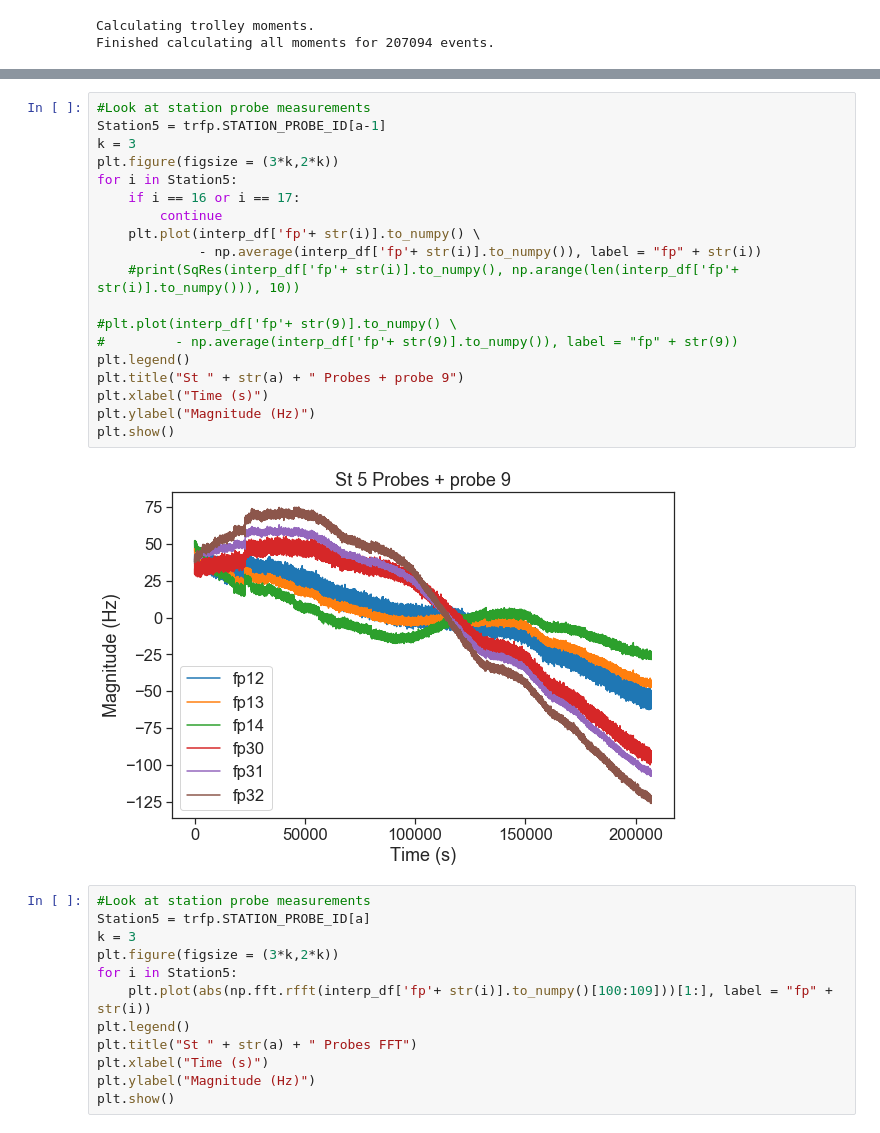
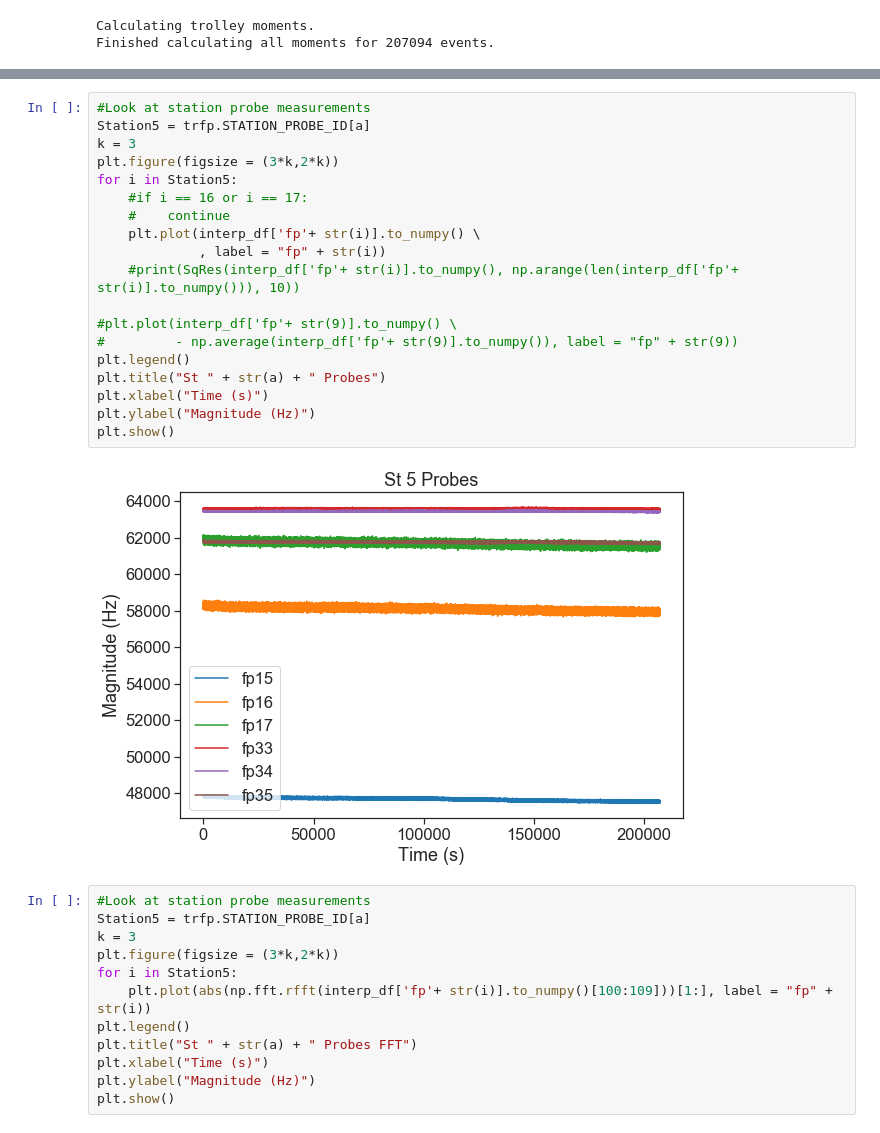
Before and after one commit to aetb/trfp, a Jupyter notebook: Jonathan_Analysis.ipynb, the cells around one changed output, grey strips where cells are left out. Saved outputs shown, nothing was run; the diff lists cells and outputs as text.

```diff
--- a/Jonathan_Analysis.ipynb
+++ b/Jonathan_Analysis.ipynb
@@ -392,24 +468,24 @@ Finished calculating all moments for 207094 events.
 # %%
 #Look at station probe measurements
-Station5 = trfp.STATION_PROBE_ID[a-1]
+Station5 = trfp.STATION_PROBE_ID[a]
 k = 3
 plt.figure(figsize = (3*k,2*k))
 for i in Station5:
-    if i == 16 or i == 17:
-        continue
+    #if i == 16 or i == 17:
+    #    continue
     plt.plot(interp_df['fp'+ str(i)].to_numpy() \
-             - np.average(interp_df['fp'+ str(i)].to_numpy()), label = "fp" + str(i))
+             , label = "fp" + str(i))
     #print(SqRes(interp_df['fp'+ str(i)].to_numpy(), np.arange(len(interp_df['fp'+ str(i)].to_numpy())), 10))
 
 #plt.plot(interp_df['fp'+ str(9)].to_numpy() \
 #         - np.average(interp_df['fp'+ str(9)].to_numpy()), label = "fp" + str(9))
 plt.legend()
-plt.title("St " + str(a) + " Probes + probe 9")
+plt.title("St " + str(a) + " Probes")
 plt.xlabel("Time (s)")
 plt.ylabel("Magnitude (Hz)")
 plt.show()
 # %% [output]
-[figure, old version]
+[figure, new version]
 # %%
 #Look at station probe measurements
 Station5 = trfp.STATION_PROBE_ID[a]
```
Also changed, not shown: parts of 11 cells of this notebook, 6 other files.
